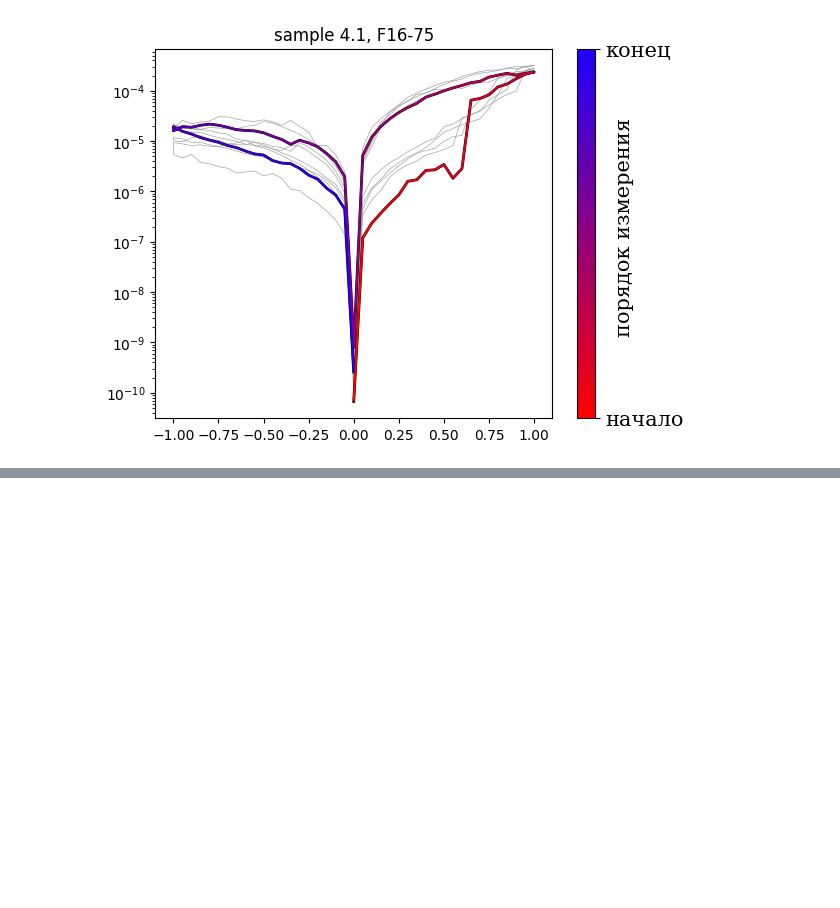
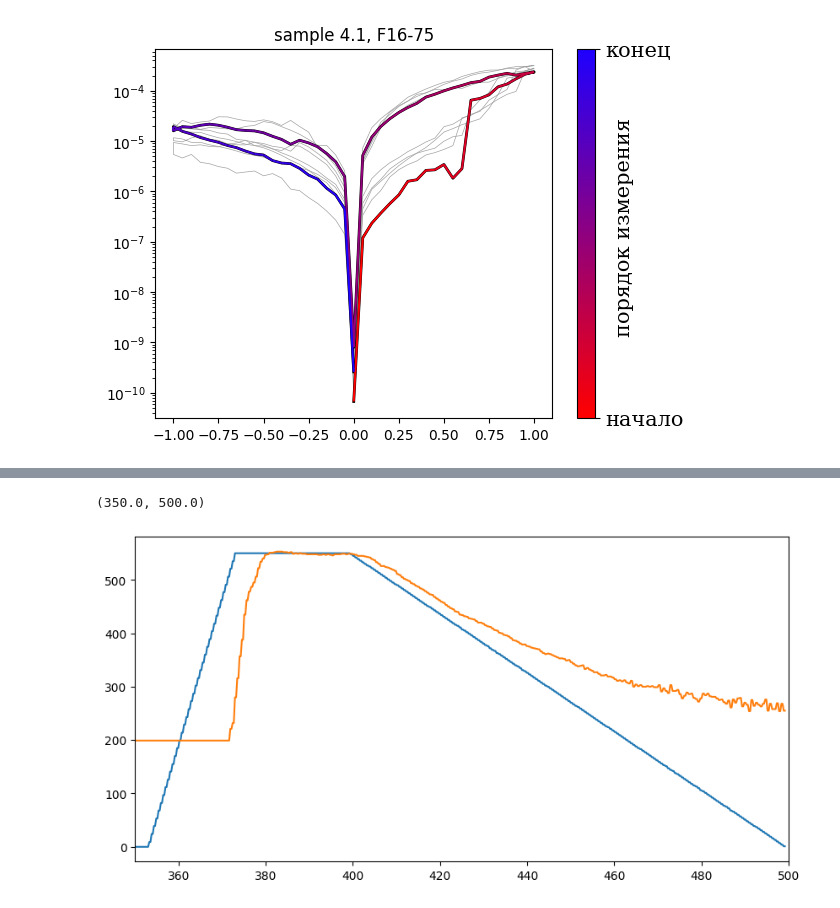
Before and after one commit to OneMoreGate/TiN-HZO_experimental, a Jupyter notebook: sample_4.1_postann_550/analysis.ipynb, the cells around one changed output, grey strips where cells are left out. Cells and saved outputs as stored; diff of their text form; code cells hidden in the pictures; blank space fills up the shorter version.

```diff
--- a/sample_4.1_postann_550/analysis.ipynb
+++ b/sample_4.1_postann_550/analysis.ipynb
@@ -47,3 +47,6 @@ ax.text(x=1.5, y=2*10**(-7), s='порядок измерения', fontsize=15,
 # %% [output]
 Text(1.5, 2e-07, 'порядок измерения')
 [figure]
+# %%
+post_ann = pd.read_csv('post_ann.HIS', skiprows=7)
+post_ann
@@ -49,0 +67,8 @@ Text(1.5, 2e-07, 'порядок измерения')
+# %%
+fig, ax = plt.subplots(figsize = [10,5])
+ax.plot(post_ann['Time'], post_ann['Setpoint'])
+ax.plot(post_ann['Time'], post_ann['Pyro'])
+ax.set_xlim([350,500])
+# %% [output]
+(350.0, 500.0)
+[figure, added]
```
Also changed, not shown: parts of 3 cells of this notebook, 5 other files.
